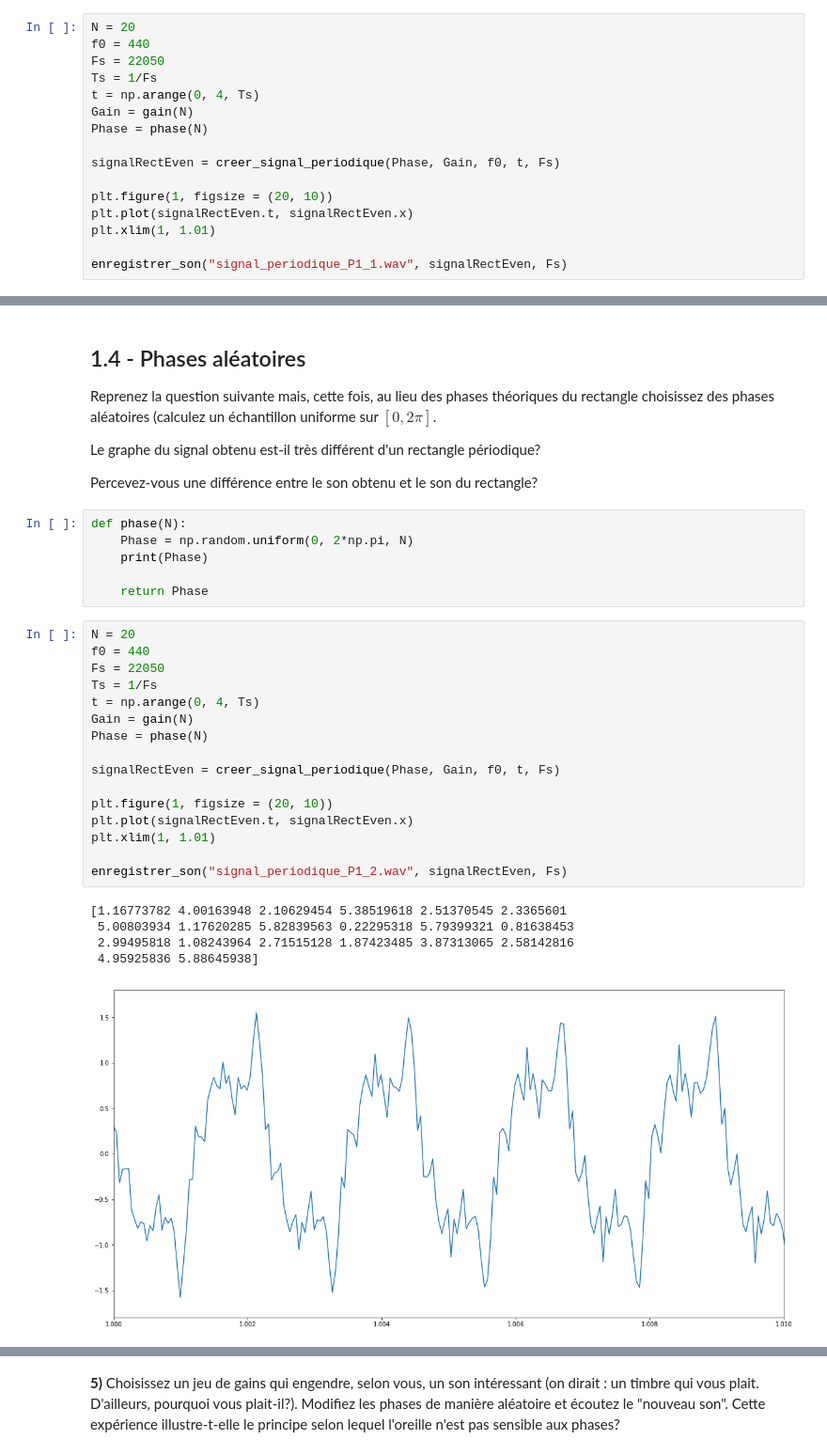
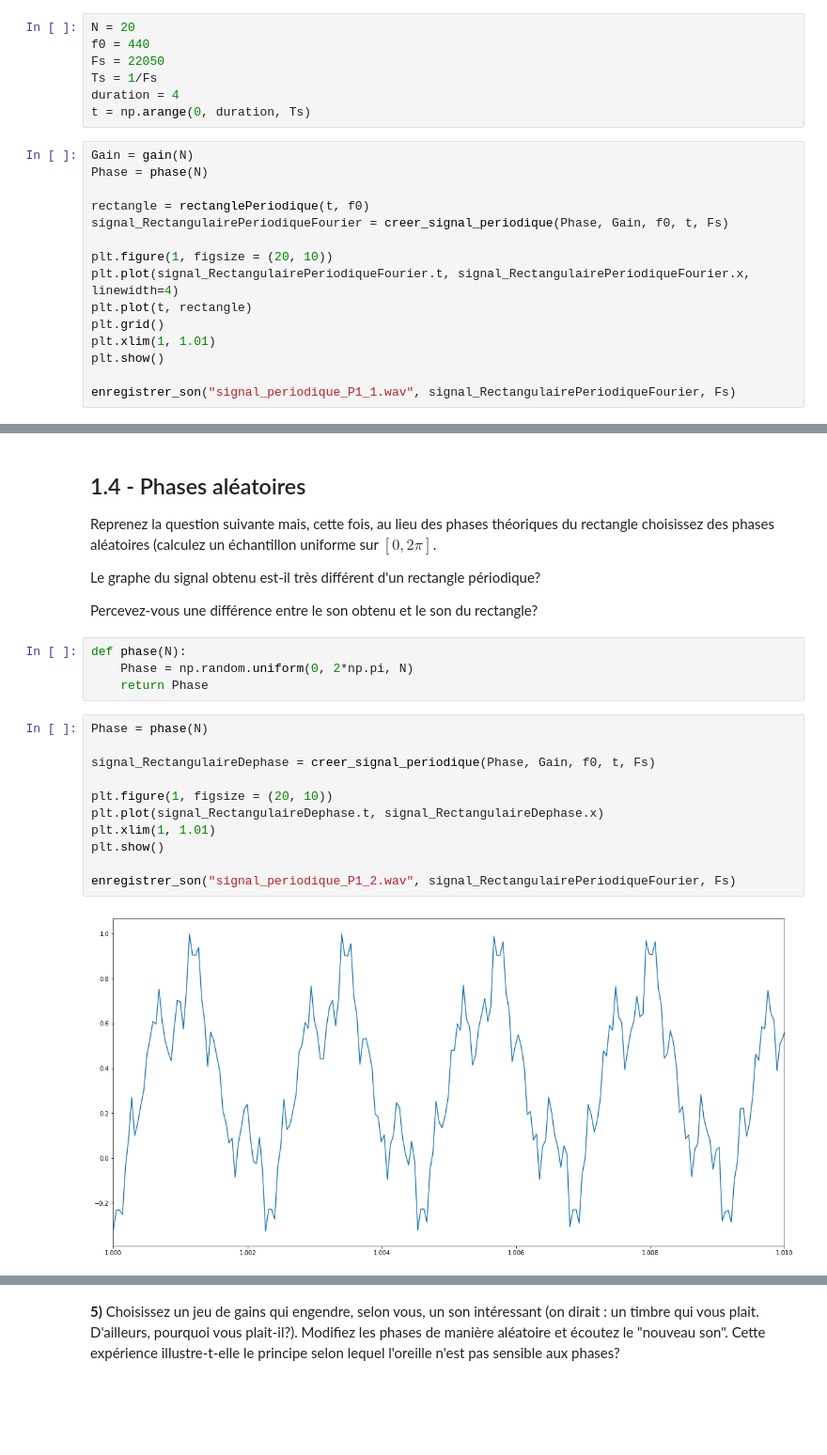
Before and after one commit to guillaume-haerinck/imac-tp-signal, a Jupyter notebook: tp-02-gain-phase/rendu-tp-02.ipynb, the cells around one changed output, grey strips where cells are left out. Shown at 94% size. Cells and saved outputs as stored; diff of their text form; blank space fills up the shorter version.

```diff
--- a/tp-02-gain-phase/rendu-tp-02.ipynb
+++ b/tp-02-gain-phase/rendu-tp-02.ipynb
@@ -80,20 +88,26 @@ def gain(N):
 Appliquez **creer_signal_periodique** avec les coefficients définis à la question précédente pour le choix des paramètres suivant : $N=20$, $f_0=440$Hz, $T=4$s et $F_s=22050$Hz.
 
 Visualisez le signal sur l'intervalle $[1, 1.01]$ (en secondes) : vous pourrez utiliser la fonction **extraire**. Ensuite, écoutez le signal.
+# %%
+N = 20
+f0 = 440
+Fs = 22050
+Ts = 1/Fs
+duration = 4
+t = np.arange(0, duration, Ts)
 # %%
-N = 20
-f0 = 440
-Fs = 22050
-Ts = 1/Fs
-t = np.arange(0, 4, Ts)
 Gain = gain(N)
 Phase = phase(N)
 
-signalRectEven = creer_signal_periodique(Phase, Gain, f0, t, Fs)
+rectangle = rectanglePeriodique(t, f0)
+signal_RectangulairePeriodiqueFourier = creer_signal_periodique(Phase, Gain, f0, t, Fs)
 
 plt.figure(1, figsize = (20, 10))
-plt.plot(signalRectEven.t, signalRectEven.x)
+plt.plot(signal_RectangulairePeriodiqueFourier.t, signal_RectangulairePeriodiqueFourier.x, linewidth=4)
+plt.plot(t, rectangle)
+plt.grid()
 plt.xlim(1, 1.01)
+plt.show()
 
-enregistrer_son("signal_periodique_P1_1.wav", signalRectEven, Fs)
+enregistrer_son("signal_periodique_P1_1.wav", signal_RectangulairePeriodiqueFourier, Fs)
 # %% [output]
@@ -109,29 +123,18 @@ Percevez-vous une différence entre le son obtenu et le son du rectangle?
 # %%
 def phase(N):
     Phase = np.random.uniform(0, 2*np.pi, N)
-    print(Phase)
-
     return Phase
 # %%
-N = 20
-f0 = 440
-Fs = 22050
-Ts = 1/Fs
-t = np.arange(0, 4, Ts)
-Gain = gain(N)
 Phase = phase(N)
 
-signalRectEven = creer_signal_periodique(Phase, Gain, f0, t, Fs)
+signal_RectangulaireDephase = creer_signal_periodique(Phase, Gain, f0, t, Fs)
 
 plt.figure(1, figsize = (20, 10))
-plt.plot(signalRectEven.t, signalRectEven.x)
+plt.plot(signal_RectangulaireDephase.t, signal_RectangulaireDephase.x)
 plt.xlim(1, 1.01)
+plt.show()
 
-enregistrer_son("signal_periodique_P1_2.wav", signalRectEven, Fs)
+enregistrer_son("signal_periodique_P1_2.wav", signal_RectangulairePeriodiqueFourier, Fs)
 # %% [output]
-[1.16773782 4.00163948 2.10629454 5.38519618 2.51370545 2.3365601
- 5.00803934 1.17620285 5.82839563 0.22295318 5.79399321 0.81638453
- 2.99495818 1.08243964 2.71515128 1.87423485 3.87313065 2.58142816
- 4.95925836 5.88645938]
-[figure, old version]
+[figure, new version]
 # %% [markdown]
```
Also changed, not shown: parts of 14 cells of this notebook, 2 other files.
